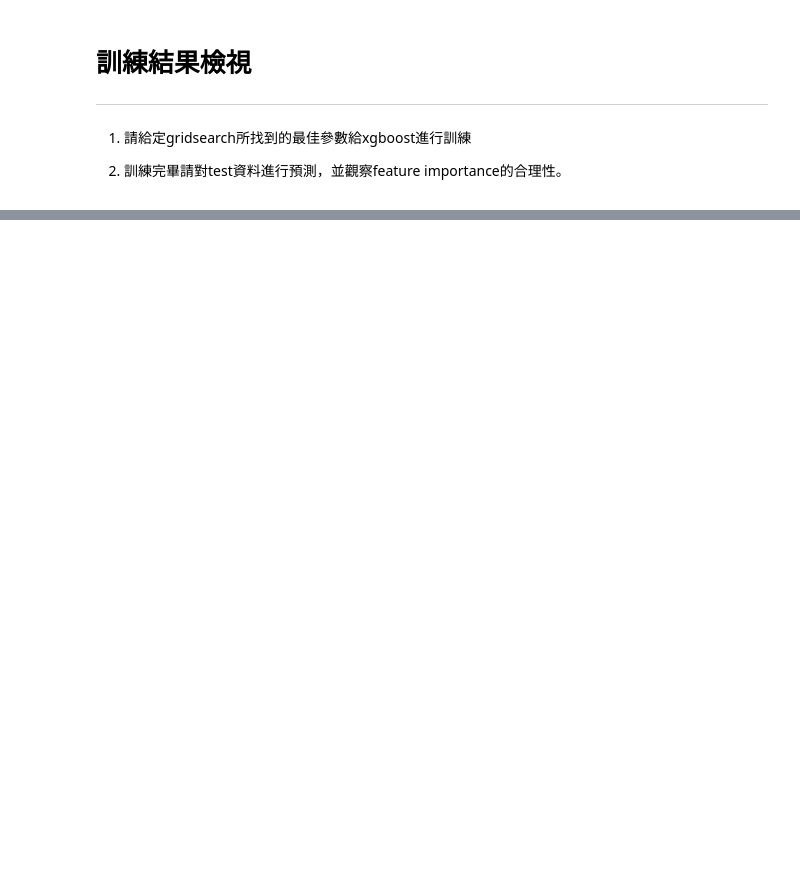
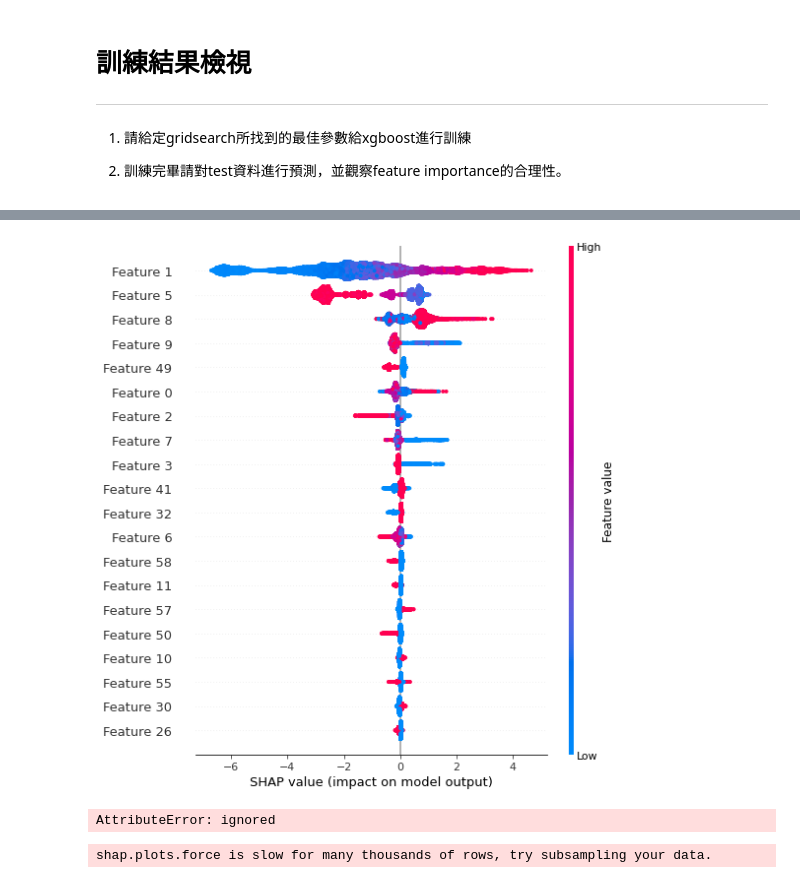
Before and after one commit to jeffrey82221/colab, a Jupyter notebook: PracticeML.ipynb, the cells around one changed output, grey strips where cells are left out. Cells and saved outputs as stored; diff of their text form; code cells hidden in the pictures; blank space fills up the shorter version.

```diff
--- a/PracticeML.ipynb
+++ b/PracticeML.ipynb
@@ -244,0 +293,12 @@ ROC AUC Score
+# %%
+shap.summary_plot(shap_values, X_train)
+# %% [output]
+[figure, added]
+# %%
+shap.force_plot(explainer.expected_value, shap_values.values[0:5,:],X[0:5,:], plot_cmap="DrDb")
+# %% [output]
+AttributeError: ignored
+# %%
+shap.force_plot(explainer.expected_value, shap_values.values, X_train, plot_cmap="DrDb")
+# %% [output]
+shap.plots.force is slow for many thousands of rows, try subsampling your data.
```
Also changed, not shown: parts of 14 cells of this notebook.
